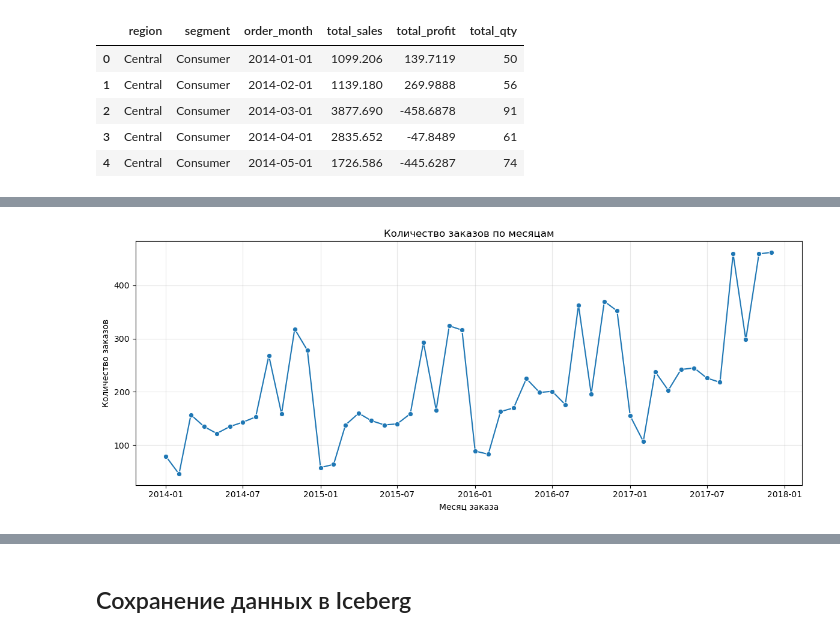
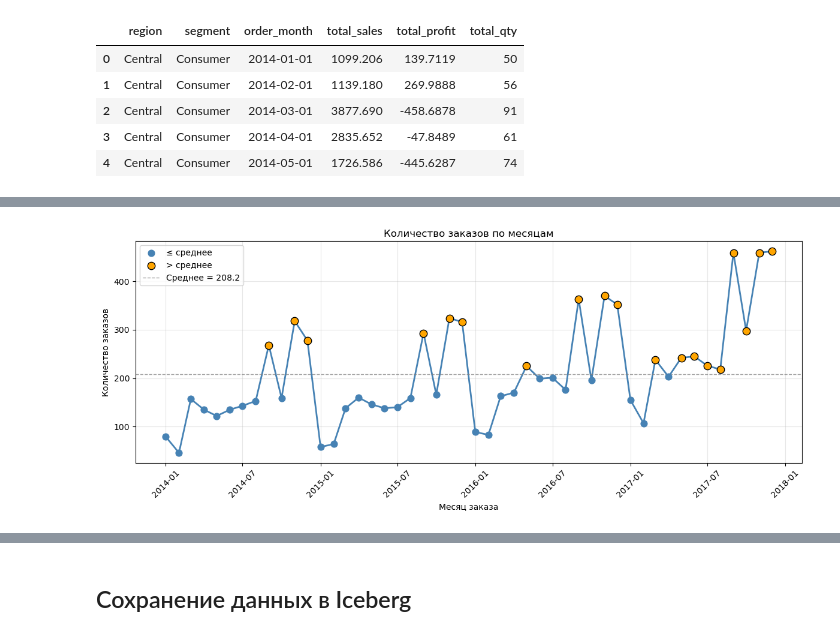
Before and after one commit to RiskofStorm/HSE, a Jupyter notebook: ms_final_homework/final_homework.ipynb, the cells around one changed output, grey strips where cells are left out. Drawn from its saved outputs; the diff is of its cells as text; code cells hidden in the pictures.

```diff
--- a/ms_final_homework/final_homework.ipynb
+++ b/ms_final_homework/final_homework.ipynb
@@ -340,23 +338,53 @@ final_df.head()
 | 3 | 2016-11-01 | 370.0 | orders_per_month |
 | 4 | 2016-09-01 | 363.0 | orders_per_month |
-# %%
-df_month = final_df[final_df["metric_type"] == "orders_per_month"].copy()
-df_month = df_month.sort_values("dimension")
-
-plt.figure(figsize=(12, 5))
-sns.lineplot(
-    data=df_month,
-    x="dimension",
-    y="metric_value",
-    marker="o"
-)
-plt.title("Количество заказов по месяцам")
-plt.xlabel("Месяц заказа")
-plt.ylabel("Количество заказов")
-plt.tight_layout()
-plt.grid(True, alpha=0.3)
-plt.show()
-# %% [output]
-[figure, removed]
+# %%
+df_month = final_df[final_df["metric_type"] == "orders_per_month"].copy()
+df_month = df_month.sort_values("dimension")
+mean_val = df_month["metric_value"].mean()
+
+plt.figure(figsize=(12, 5))
+
+# Линия
+sns.lineplot(
+    data=df_month,
+    x="dimension",
+    y="metric_value",
+    color="steelblue",
+    linewidth=2
+)
+
+# Точки с условным цветом
+above_mean = df_month["metric_value"] > mean_val
+plt.scatter(
+    df_month.loc[~above_mean, "dimension"],
+    df_month.loc[~above_mean, "metric_value"],
+    color="steelblue",
+    s=60,
+    zorder=3,
+    label="≤ среднее"
+)
+plt.scatter(
+    df_month.loc[above_mean, "dimension"],
+    df_month.loc[above_mean, "metric_value"],
+    color="orange",
+    edgecolor="black",
+    s=80,
+    zorder=4,
+    label="> среднее"
+)
+
+# Линия среднего
+plt.axhline(mean_val, color="gray", linestyle="--", linewidth=1, alpha=0.7, label=f"Среднее = {mean_val:.1f}")
+
+plt.title("Количество заказов по месяцам")
+plt.xlabel("Месяц заказа")
+plt.ylabel("Количество заказов")
+plt.xticks(rotation=45)
+plt.grid(True, alpha=0.3)
+plt.legend()
+plt.tight_layout()
+plt.show()
+# %% [output]
+[figure, added]
 # %%
 df_cat = final_df[final_df["metric_type"] == "sales_per_category"].copy()
```
Also changed, not shown: parts of 17 cells of this notebook, 19 other files.
